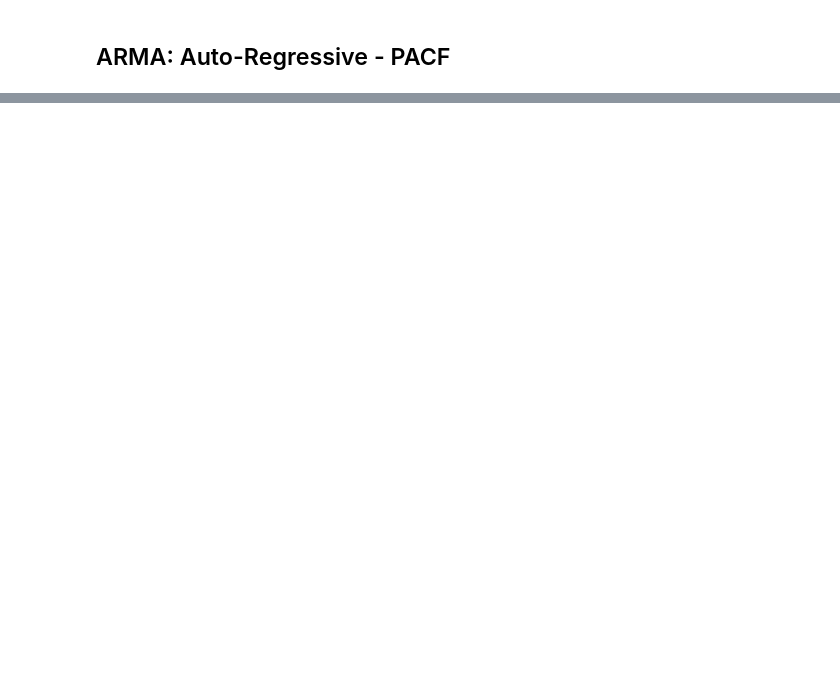
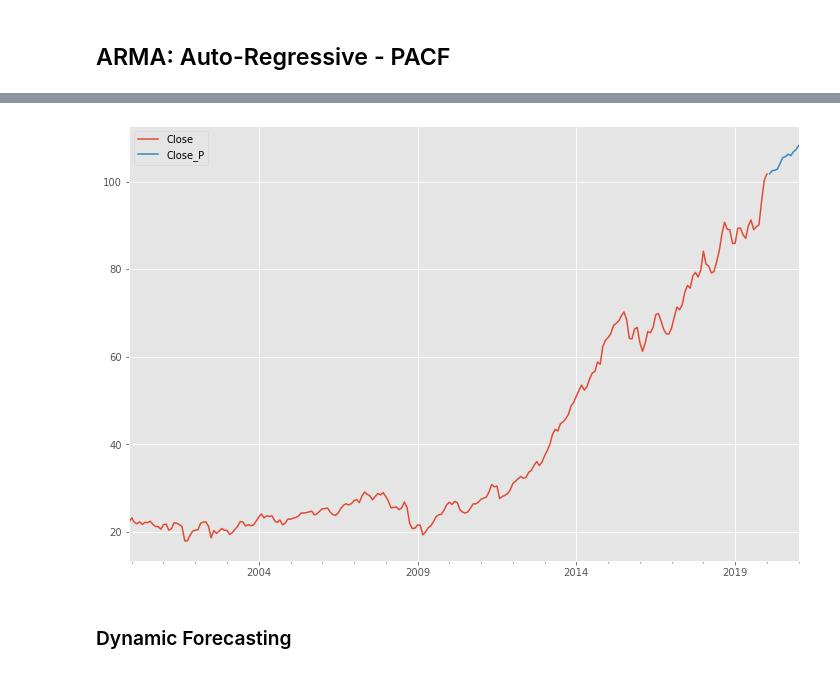
Before and after one commit to andrewcole33/xlv_time_series_analysis, a Jupyter notebook: XLV_time_series.ipynb, the cells around one changed output, grey strips where cells are left out. Drawn from its saved outputs; the diff is of its cells as text; code cells hidden in the pictures; blank space fills up the shorter version.

```diff
--- a/XLV_time_series.ipynb
+++ b/XLV_time_series.ipynb
@@ -261,0 +225,8 @@ plt.show()
+# %%
+from dateutil.relativedelta import relativedelta
+import datetime
+
+start = datetime.datetime.strptime("2020-02-01", "%Y-%m-%d")
+date_list = [start + relativedelta(months=x) for x in range(0,12)]
+future = pd.DataFrame(index = date_list, columns = xlv_monthly_mean.columns)
+xlv_monthly_mean = pd.concat([xlv_monthly_mean, future])
@@ -261,0 +242,8 @@ plt.show()
+# %%
+xlv_monthly_mean['Close_P'] = res.predict(start = 254, end = 266, dynamic = True)
+xlv_monthly_mean[['Close', 'Close_P']].iloc[-254:].plot(figsize=(12,8))
+plt.savefig('XLV_predict_future.png', bbox_inches = 'tight')
+# %% [output]
+[figure, added]
+# %% [markdown]
+### Dynamic Forecasting
```
Also changed, not shown: parts of 30 cells of this notebook, 4 other files.
